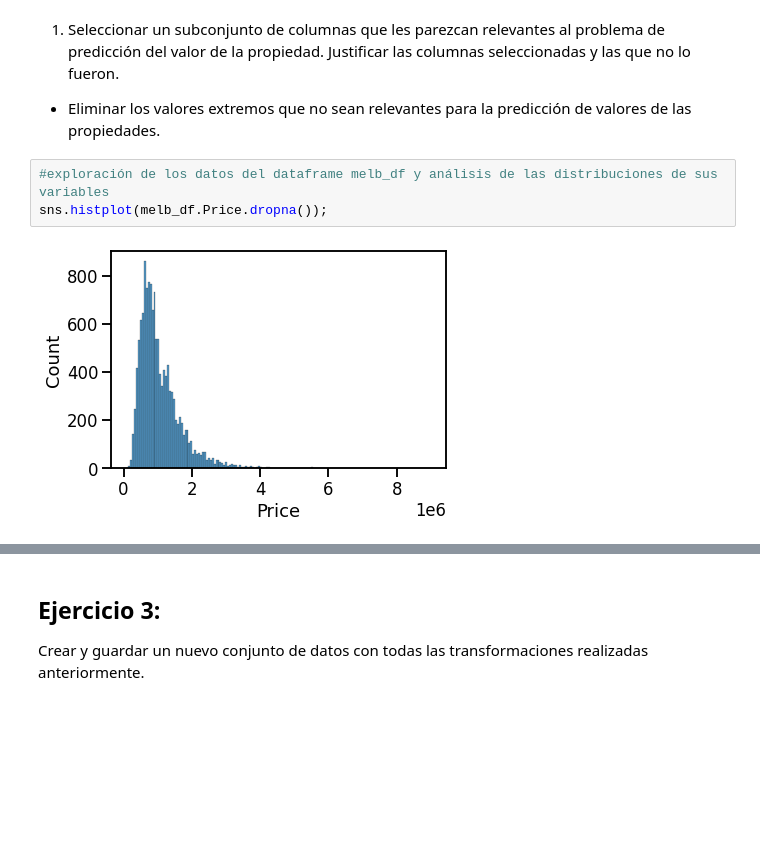
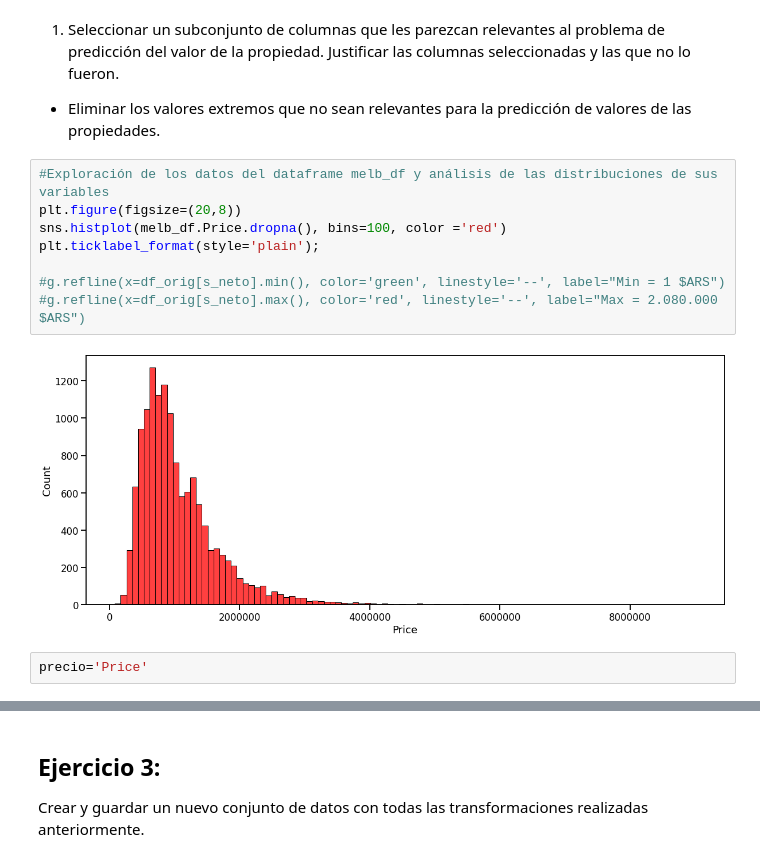
Before and after one commit to carolina-garay/AnalisisExploratorioYCuracion_Grupo32, a Jupyter notebook: Garay_ayc_entregable_parte1_22.ipynb, the cells around one changed output, grey strips where cells are left out. Saved outputs shown, nothing was run; the diff lists cells and outputs as text; blank space fills up the shorter version.

```diff
--- a/Garay_ayc_entregable_parte1_22.ipynb
+++ b/Garay_ayc_entregable_parte1_22.ipynb
@@ -246,7 +247,14 @@ Pueden leer otras columnas del conjunto de AirBnB además de las que están en `
 1. Seleccionar un subconjunto de columnas que les parezcan relevantes al problema de predicción del valor de la propiedad. Justificar las columnas seleccionadas y las que no lo fueron.
  - Eliminar los valores extremos que no sean relevantes para la predicción de valores de las propiedades.
 # %%
-#exploración de los datos del dataframe melb_df y análisis de las distribuciones de sus variables
-sns.histplot(melb_df.Price.dropna());
+#Exploración de los datos del dataframe melb_df y análisis de las distribuciones de sus variables
+plt.figure(figsize=(20,8))
+sns.histplot(melb_df.Price.dropna(), bins=100, color ='red')
+plt.ticklabel_format(style='plain');
+
+#g.refline(x=df_orig[s_neto].min(), color='green', linestyle='--', label="Min = 1 $ARS")
+#g.refline(x=df_orig[s_neto].max(), color='red', linestyle='--', label="Max = 2.080.000 $ARS")
 # %% [output]
-[figure, old version]
+[figure, new version]
+# %%
+precio='Price'
```
Also changed, not shown: parts of 8 cells of this notebook.
